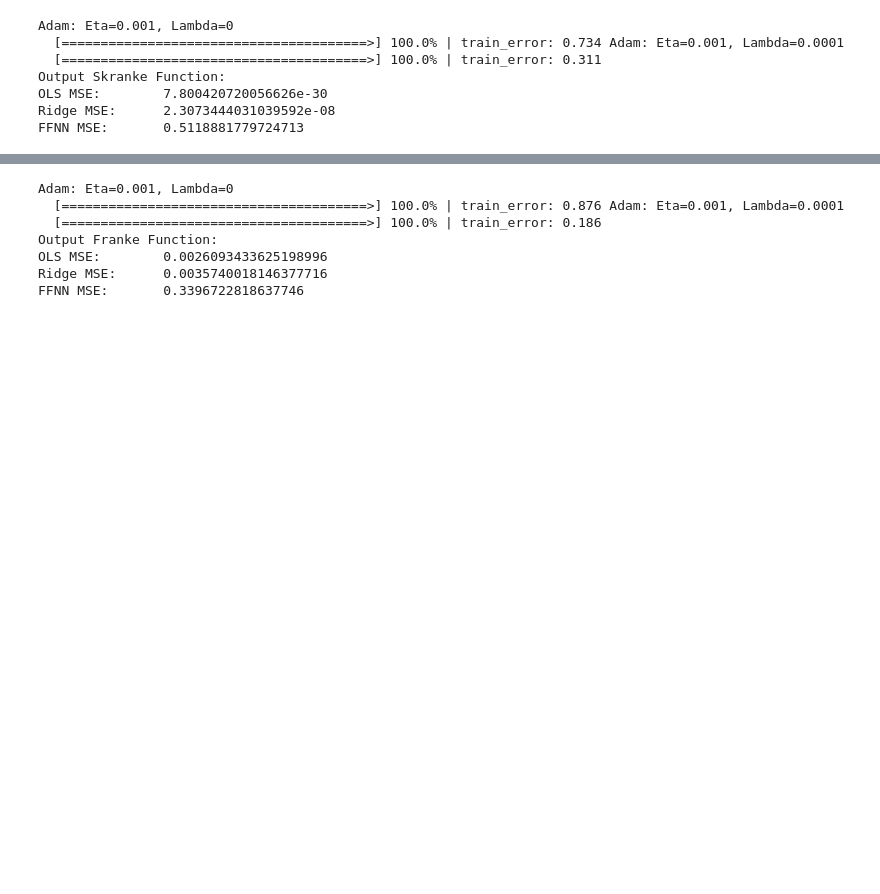
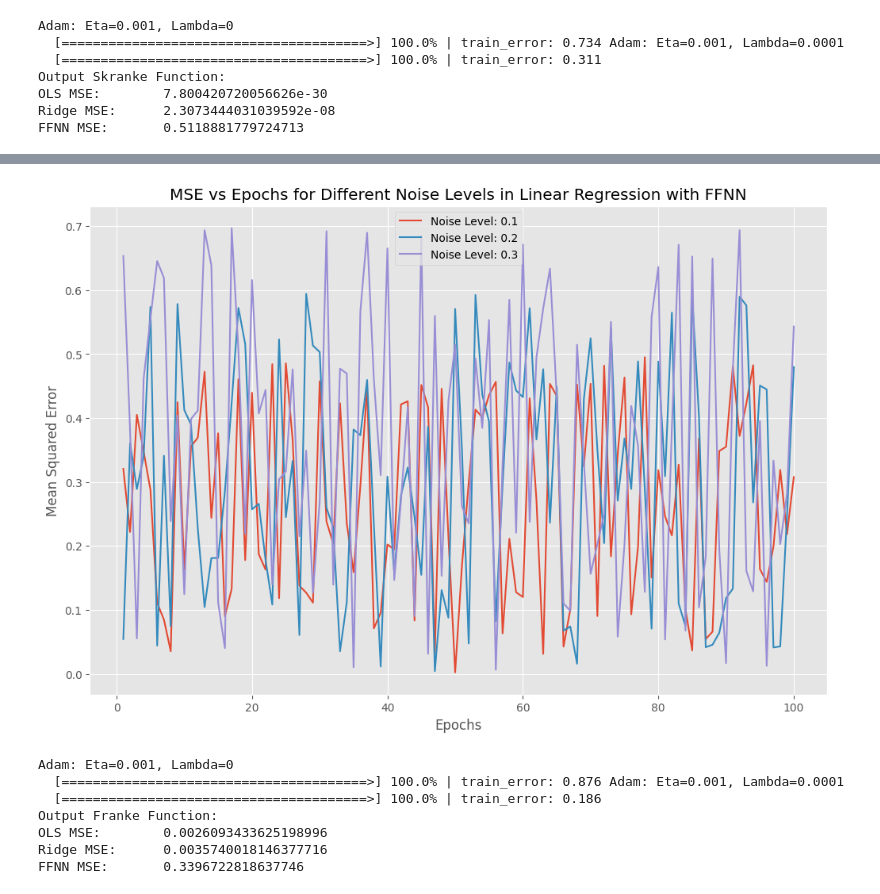
Before and after one commit to Elisaottoboni/Machine-Learning-University-of-Oslo, a Jupyter notebook: Project2/partB_C_D.ipynb, the cells around one changed output, grey strips where cells are left out. Saved outputs shown, nothing was run; the diff lists cells and outputs as text; code cells hidden in the pictures; blank space fills up the shorter version.

```diff
--- a/Project2/partB_C_D.ipynb
+++ b/Project2/partB_C_D.ipynb
@@ -177,3 +194,22 @@ ValueError: operands could not be broadcast together with shapes (400,) (20,20)
+# %%
+import matplotlib.pyplot as plt
+
+# Set a different minimal style
+plt.style.use('ggplot')  # Using ggplot style
+
+# Plot the MSE for each noise level over different epochs
+plt.figure(figsize=(12, 8))
+for noise, mse_values in mse_results.items():
+    plt.plot(epoch_values, mse_values, label=f"Noise Level: {noise}")
+
+plt.xlabel("Epochs")
+plt.ylabel("Mean Squared Error")
+plt.title("MSE vs Epochs for Different Noise Levels in Linear Regression with FFNN")
+plt.legend()
+plt.grid(True)
+plt.show()
+# %% [output]
+[figure, added]
 # %%
 # Linear Regression Franke Function
 from packages import *
```
Also changed, not shown: parts of 1 cell of this notebook.
